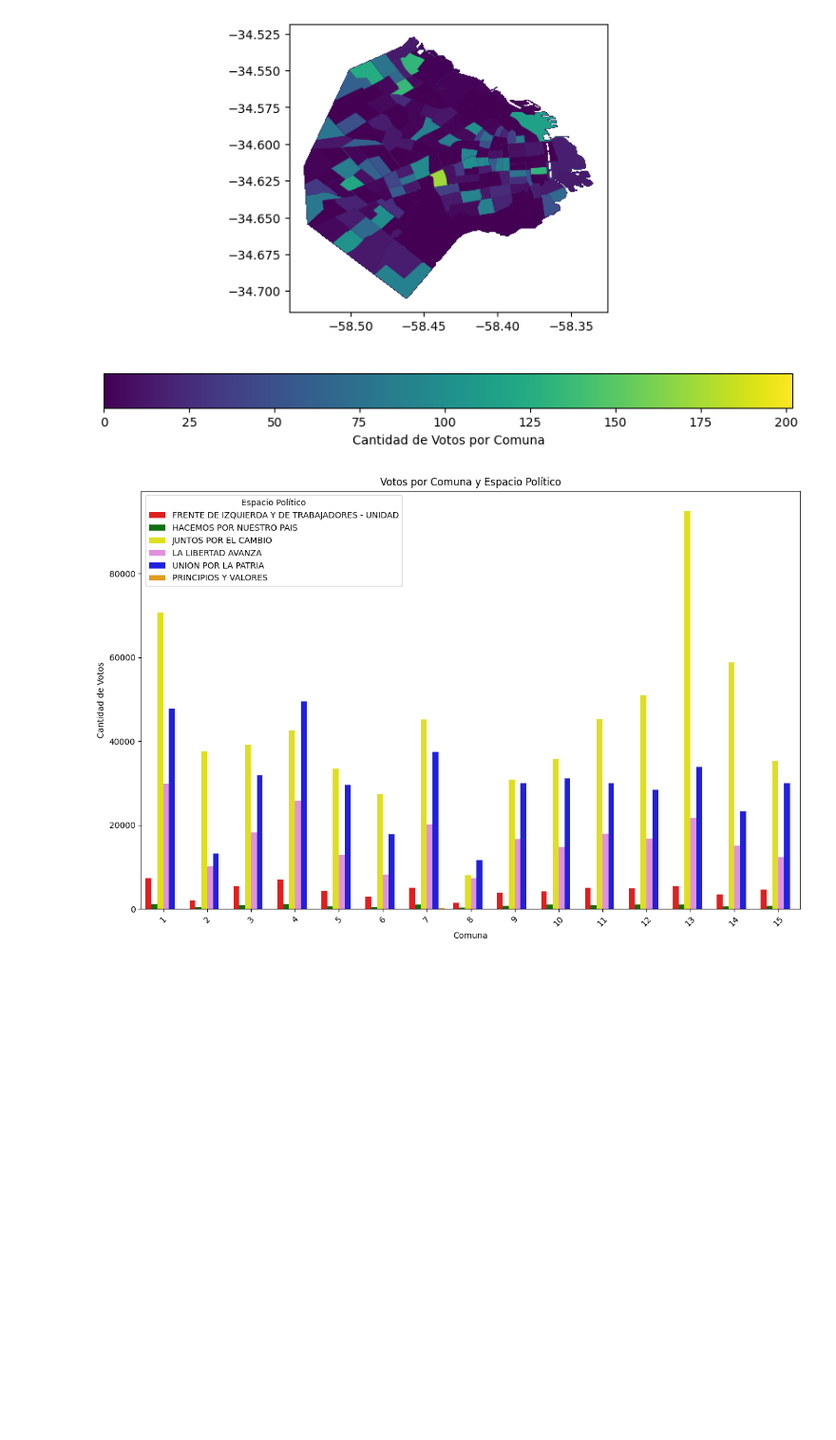
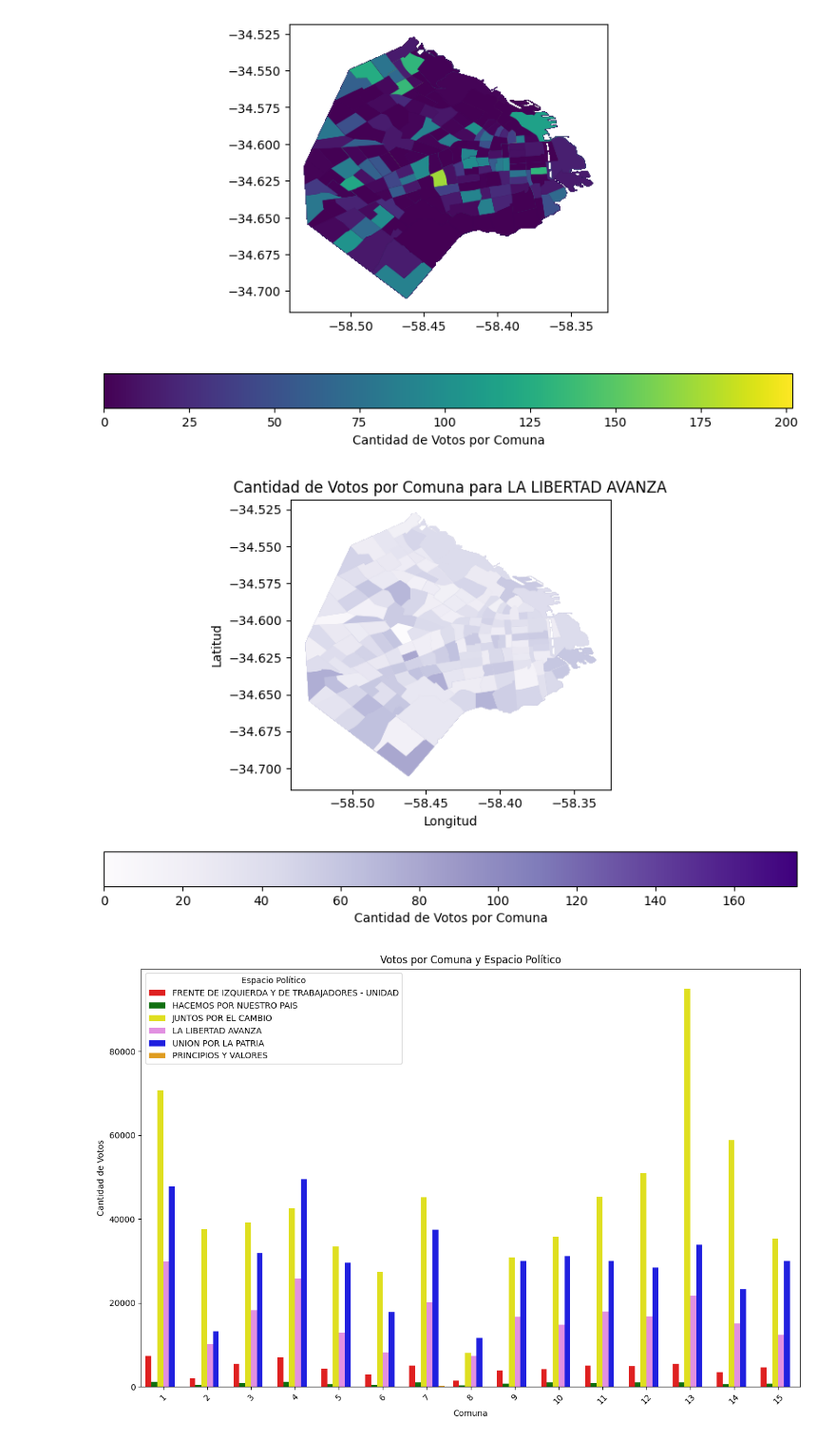
Before and after one commit to nicolasfaccini/Analisis-Elecciones-Generales-2023-Python, a Jupyter notebook: TrabajoGeneral.ipynb, the cells around one changed output. Shown at 95% size. Drawn from its saved outputs; the diff is of its cells as text; code cells hidden in the pictures; blank space fills up the shorter version.

```diff
--- a/TrabajoGeneral.ipynb
+++ b/TrabajoGeneral.ipynb
@@ -419,6 +436,28 @@ gdf_muestra.plot(column='votos_cantidad', ax=ax, legend=True,
 plt.show()
 # %% [output]
 [figure]
+# %%
+gdf_muestra['votos_cantidad'] = pd.to_numeric(gdf_muestra['votos_cantidad'], errors='coerce')
+
+# Filtrar para obtener solo los datos de 'LA LIBERTAD AVANZA'
+la_libertad_avanza = gdf_muestra[gdf_muestra['agrupacion_nombre'] == 'LA LIBERTAD AVANZA']
+
+# Crear el mapa para 'LA LIBERTAD AVANZA'
+fig, ax = plt.subplots(1, 1, figsize=(10, 6))
+la_libertad_avanza.plot(column='votos_cantidad', ax=ax, legend=True,
+                        legend_kwds={'label': "Cantidad de Votos por Comuna",
+                                    'orientation': "horizontal"},
+                        cmap='Purples')
+
+# Configurar título y ejes
+plt.title('Cantidad de Votos por Comuna para LA LIBERTAD AVANZA')
+plt.xlabel('Longitud')
+plt.ylabel('Latitud')
+
+# Mostrar el mapa
+plt.show()
+# %% [output]
+[figure, added]
 # %%
 votos_por_comuna_y_politica = gdf_muestra.groupby(['COMUNA', 'agrupacion_nombre'])['votos_cantidad'].sum().reset_index()
 
```
Also changed, not shown: parts of 9 cells of this notebook, 2 other files.
